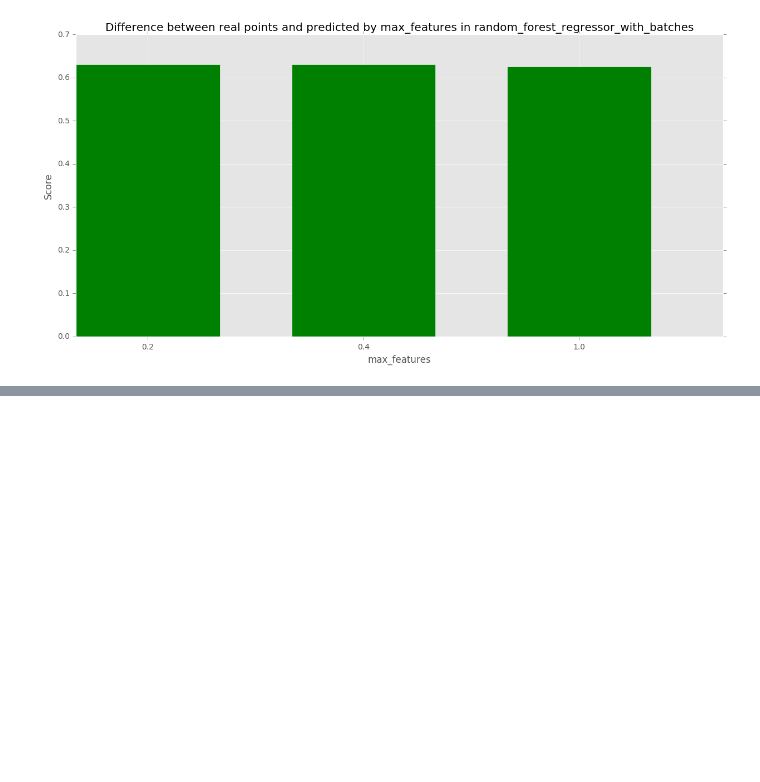
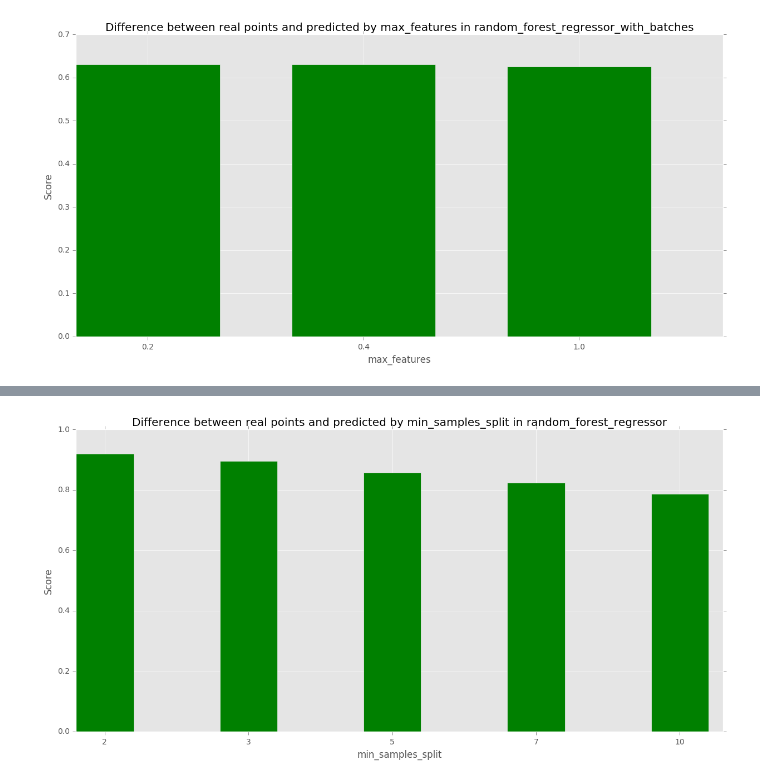
Before and after one commit to avgaydashenko/cuddly-robot, a Jupyter notebook: framework.ipynb, the cells around one changed output, grey strips where cells are left out. Saved outputs shown, nothing was run; the diff lists cells and outputs as text; code cells hidden in the pictures; blank space fills up the shorter version.

Commit message:
min_samples_split

```diff
--- a/framework.ipynb
+++ b/framework.ipynb
@@ -57,3 +60,25 @@ compare_results(function=random_forest_regressor_with_batches, test_results=trai
 done! 2016-12-14 16:42:21
 Results: [0.63059116203955812, 0.63118133119290021, 0.62569750800476642]
 [figure]
+# %%
+from sklearn.ensemble import RandomForestRegressor
+
+def random_forest_regressor(train_data, train_results, test_data, prediction_mode='delta', **est_parameters):
+    est = RandomForestRegressor(n_jobs=-1, random_state=0, **est_parameters)
+
+    if prediction_mode == 'delta':
+        make_results = make_delta
+        unmake_results = unmake_delta
+    else:
+        make_results = lambda train_data, train_results: train_results
+        unmake_results = lambda test_data, prediction: prediction
+
+    est.fit(to_model_with_features(train_data), to_model(make_results(train_data, train_results)))
+    prediction = unmake_results(test_data, from_model(est.predict(to_model_with_features(test_data))))
+
+    return prediction
+# %%
+compare_results(function=random_forest_regressor, test_results=train_results, parameter_name="min_samples_split",
+                list_of_values=[2, 3, 5, 7, 10], train_data=train_data, train_results=train_results,
+                test_data=train_data, prediction_mode='delta', n_estimators=50, max_features=0.4)
+# %% [output]
@@ -59,0 +92 @@ Results: [0.63059116203955812, 0.63118133119290021, 0.62569750800476642]
+[figure, added]
```
Also changed, not shown: parts of 3 cells of this notebook, 2 other files.
